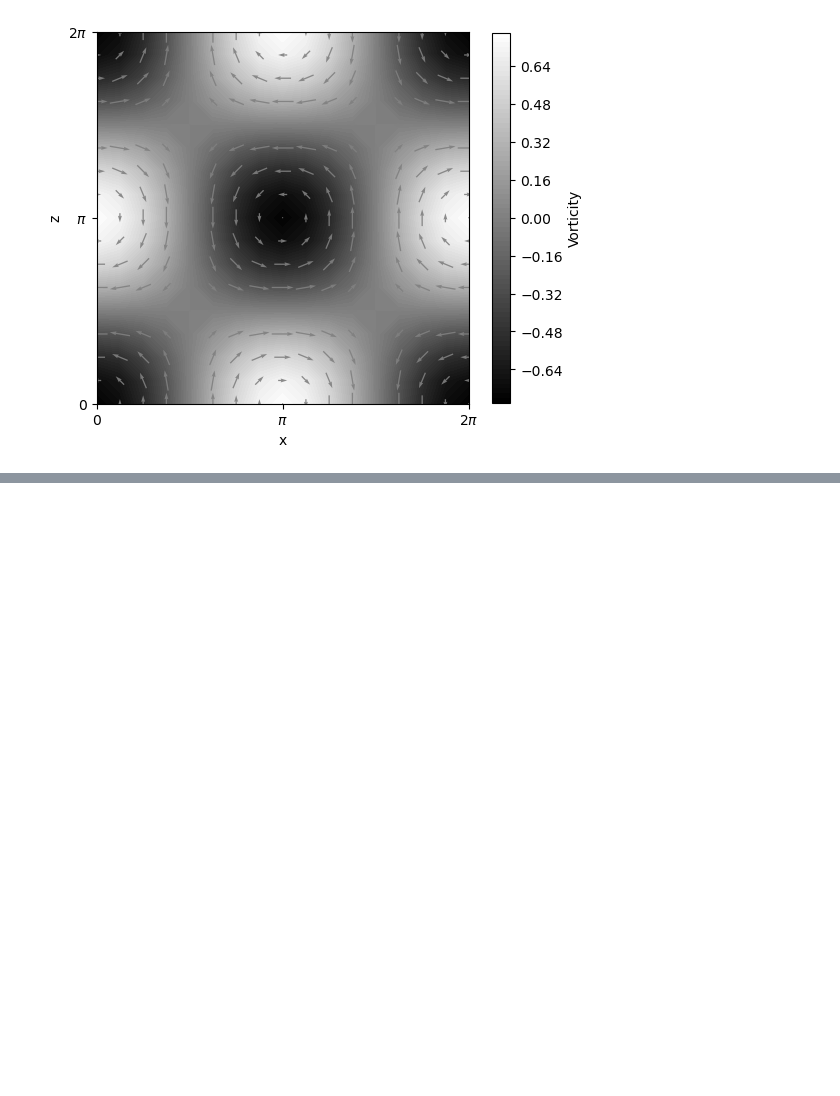
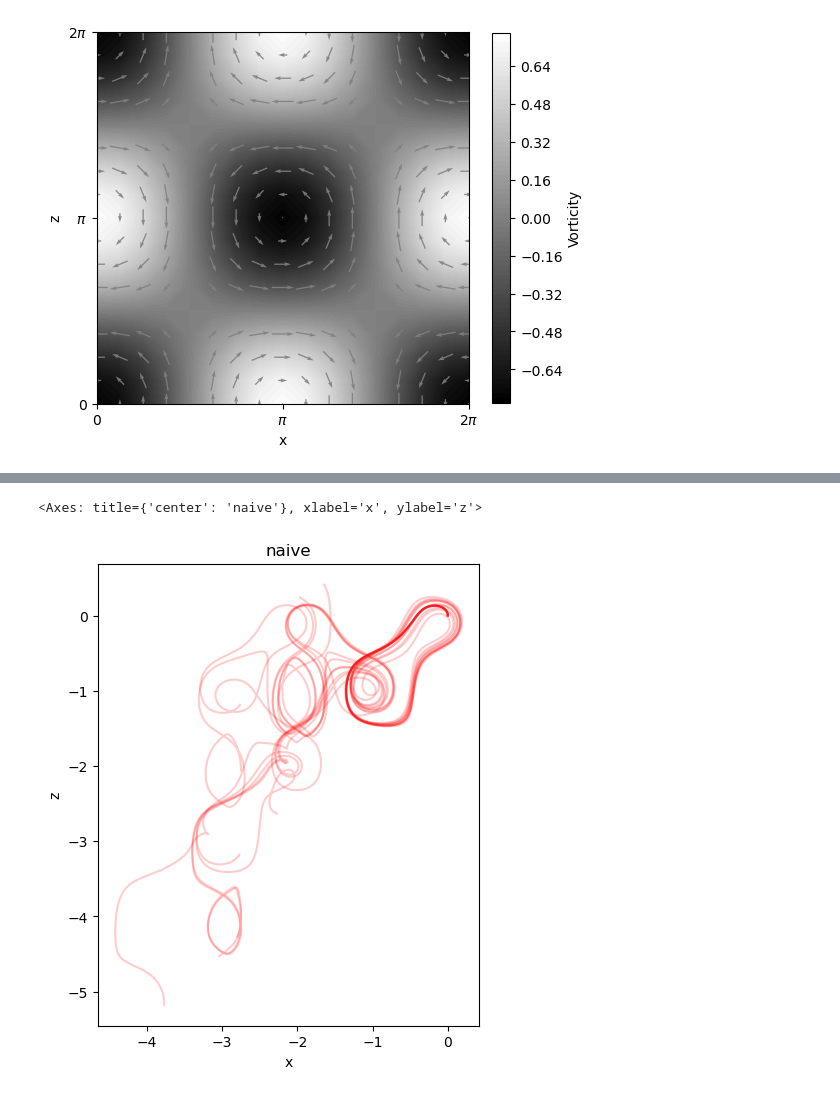
Before and after one commit to feizhanxia/FlowNavigation_via_RL_Reproduction, a Jupyter notebook: TGF.ipynb, the cells around one changed output, grey strips where cells are left out. Saved outputs shown, nothing was run; the diff lists cells and outputs as text; code cells hidden in the pictures; blank space fills up the shorter version.

```diff
--- a/TGF.ipynb
+++ b/TGF.ipynb
@@ -433,0 +477,3 @@ Episode 1000/1000 length 3842
+# %%
+swimmer33 = Swimmer(env3,agent3,max_steps=10000)
+swimmer30 = Swimmer(env3,max_steps=10000)
@@ -433,0 +505,5 @@ Episode 1000/1000 length 3842
+# %%
+plot_trajectories(swimmer30.trajectories[10:],title = 'naive',color='r-')
+# %% [output]
+<Axes: title={'center': 'naive'}, xlabel='x', ylabel='z'>
+[figure, added]
```
Also changed, not shown: parts of 14 cells of this notebook, 5 other files.
